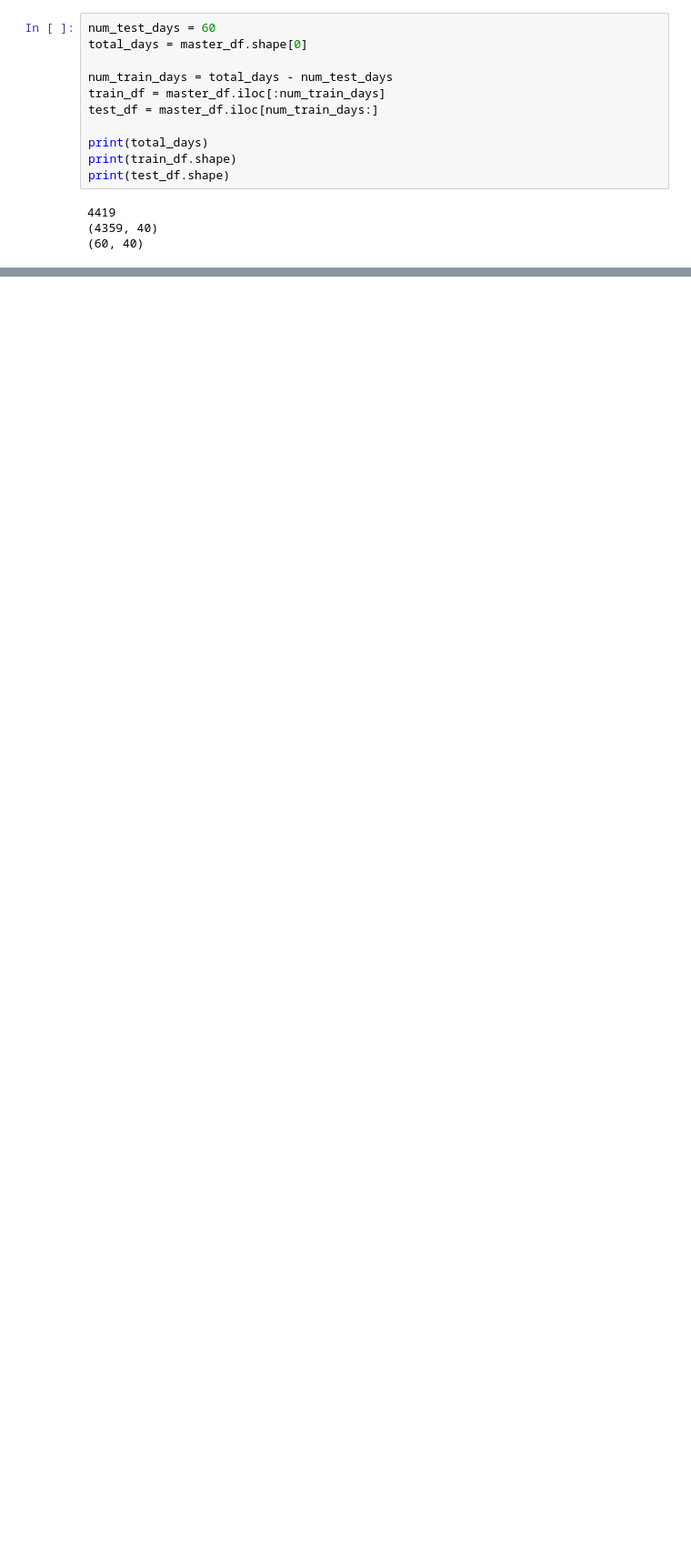
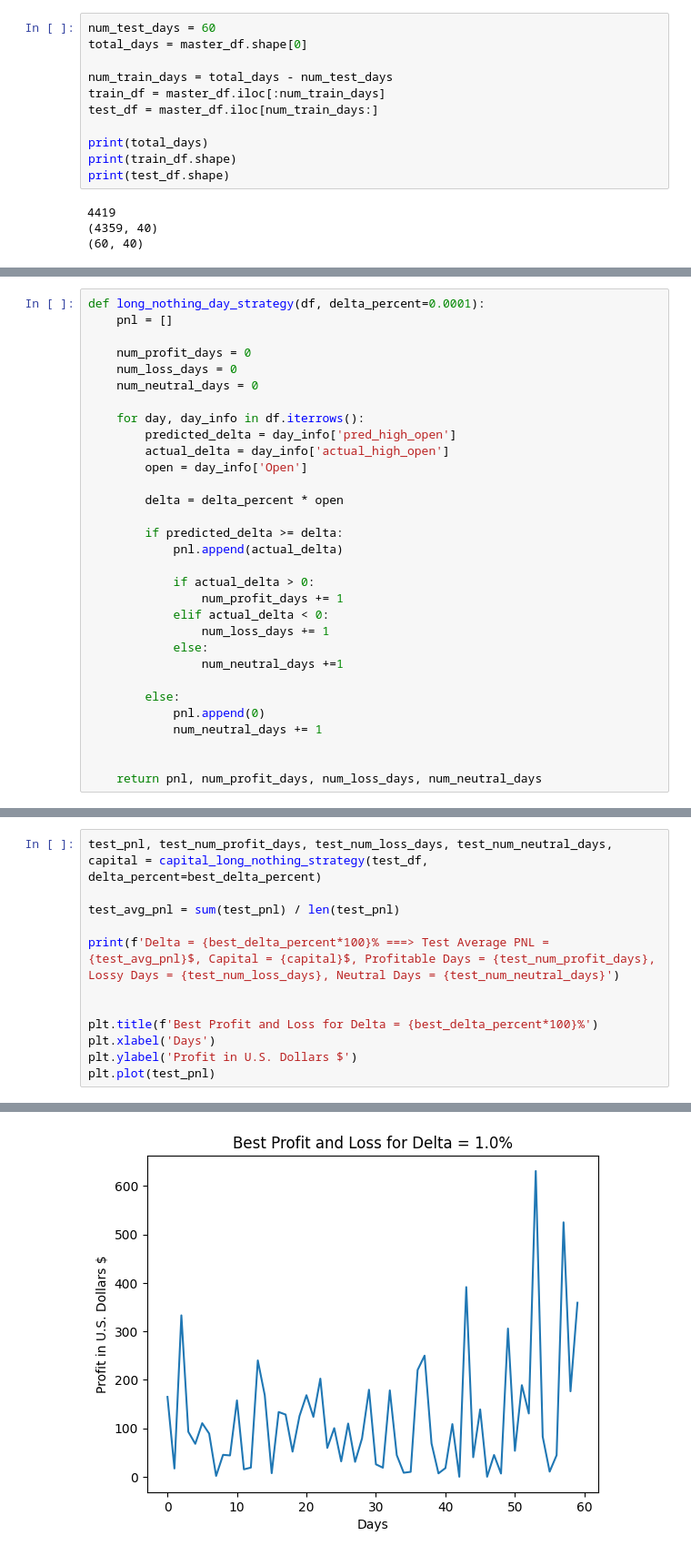
Before and after one commit to VibhuKrovvidi/USO_ETF_Day_Trading, a Jupyter notebook: notebooks/4_strategy.ipynb, the cells around one changed output, grey strips where cells are left out. Shown: that part at 91% size. Drawn from its saved outputs; the diff is of its cells as text; blank space fills up the shorter version.

```diff
--- a/notebooks/4_strategy.ipynb
+++ b/notebooks/4_strategy.ipynb
@@ -68,3 +39,34 @@ print(test_df.shape)
+# %%
+def long_nothing_day_strategy(df, delta_percent=0.0001):
+    pnl = []
+
+    num_profit_days = 0
+    num_loss_days = 0
+    num_neutral_days = 0
+
+    for day, day_info in df.iterrows():
+        predicted_delta = day_info['pred_high_open']
+        actual_delta = day_info['actual_high_open']
+        open = day_info['Open']
+
+        delta = delta_percent * open
+
+        if predicted_delta >= delta:
+            pnl.append(actual_delta)
+
+            if actual_delta > 0:
+                num_profit_days += 1
+            elif actual_delta < 0:
+                num_loss_days += 1
+            else:
+                num_neutral_days +=1
+
+        else:
+            pnl.append(0)
+            num_neutral_days += 1
+
+
+    return pnl, num_profit_days, num_loss_days, num_neutral_days
 # %%
 delta_percents = np.arange(0, 0.001, 0.0001)
 
@@ -131,0 +230,13 @@ Delta = 0.0% ===> Test Average PNL = 0.5786663000000002$, Profitable Days = 58,
+# %%
+test_pnl, test_num_profit_days, test_num_loss_days, test_num_neutral_days, capital = capital_long_nothing_strategy(test_df, delta_percent=best_delta_percent)
+
+test_avg_pnl = sum(test_pnl) / len(test_pnl)
+
+print(f'Delta = {best_delta_percent*100}% ===> Test Average PNL = {test_avg_pnl}$, Capital = {capital}$, Profitable Days = {test_num_profit_days}, Lossy Days = {test_num_loss_days}, Neutral Days = {test_num_neutral_days}')
+
+
+plt.title(f'Best Profit and Loss for Delta = {best_delta_percent*100}%')
+plt.xlabel('Days')
+plt.ylabel('Profit in U.S. Dollars $')
+plt.plot(test_pnl)
+# %% [output]
@@ -131,0 +245 @@ Delta = 0.0% ===> Test Average PNL = 0.5786663000000002$, Profitable Days = 58,
+[figure, added]
```
Also changed, not shown: parts of 8 cells of this notebook.
